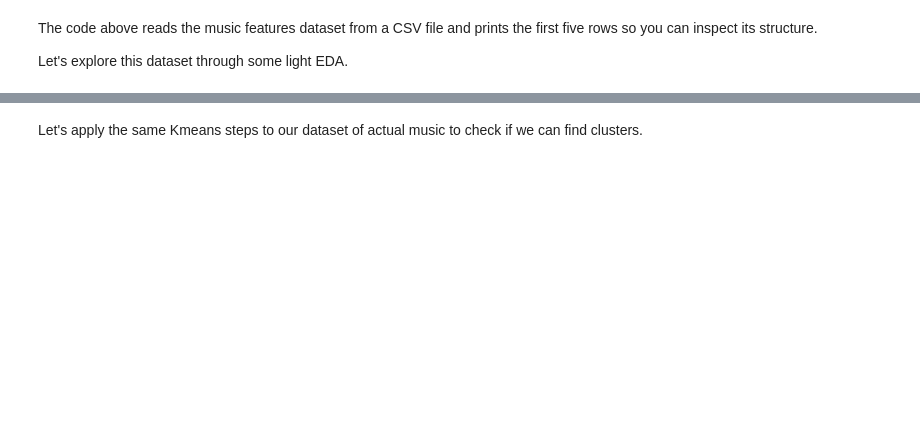
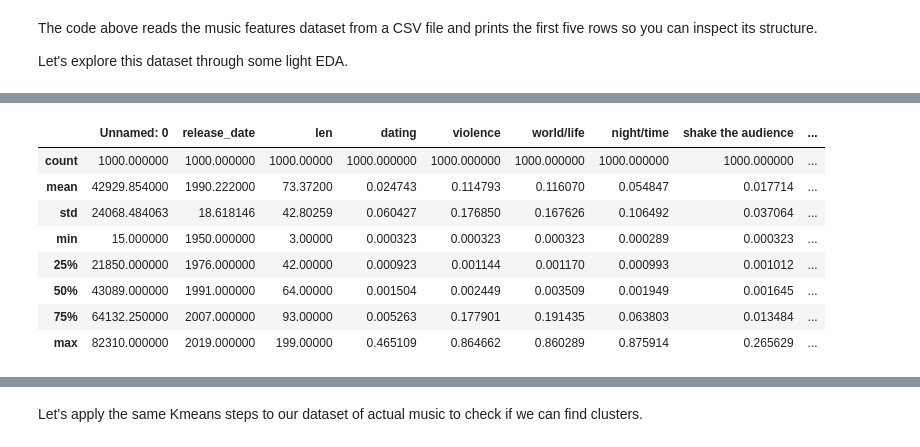
Before and after one commit to cameronbridgwater/phase2, a Jupyter notebook: 2026-04-15_k_means/kmeans.ipynb, the cells around one changed output, grey strips where cells are left out. Saved outputs shown, nothing was run; the diff lists cells and outputs as text; code cells hidden in the pictures; blank space fills up the shorter version.

```diff
--- a/2026-04-15_k_means/kmeans.ipynb
+++ b/2026-04-15_k_means/kmeans.ipynb
@@ -479,3 +539,15 @@ Let's explore this dataset through some light EDA.
+# %%
+songs.describe()
+# %% [output]
+|  | Unnamed: 0 | release_date | len | dating | violence | world/life | night/time | shake the audience | ... |
+| count | 1000.000000 | 1000.000000 | 1000.00000 | 1000.000000 | 1000.000000 | 1000.000000 | 1000.000000 | 1000.000000 | ... |
+| mean | 42929.854000 | 1990.222000 | 73.37200 | 0.024743 | 0.114793 | 0.116070 | 0.054847 | 0.017714 | ... |
+| std | 24068.484063 | 18.618146 | 42.80259 | 0.060427 | 0.176850 | 0.167626 | 0.106492 | 0.037064 | ... |
+| min | 15.000000 | 1950.000000 | 3.00000 | 0.000323 | 0.000323 | 0.000323 | 0.000289 | 0.000323 | ... |
+| 25% | 21850.000000 | 1976.000000 | 42.00000 | 0.000923 | 0.001144 | 0.001170 | 0.000993 | 0.001012 | ... |
+| 50% | 43089.000000 | 1991.000000 | 64.00000 | 0.001504 | 0.002449 | 0.003509 | 0.001949 | 0.001645 | ... |
+| 75% | 64132.250000 | 2007.000000 | 93.00000 | 0.005263 | 0.177901 | 0.191435 | 0.063803 | 0.013484 | ... |
+| max | 82310.000000 | 2019.000000 | 199.00000 | 0.465109 | 0.864662 | 0.860289 | 0.875914 | 0.265629 | ... |
 # %%
 import seaborn as sns
 
```
Also changed, not shown: parts of 18 cells of this notebook.
